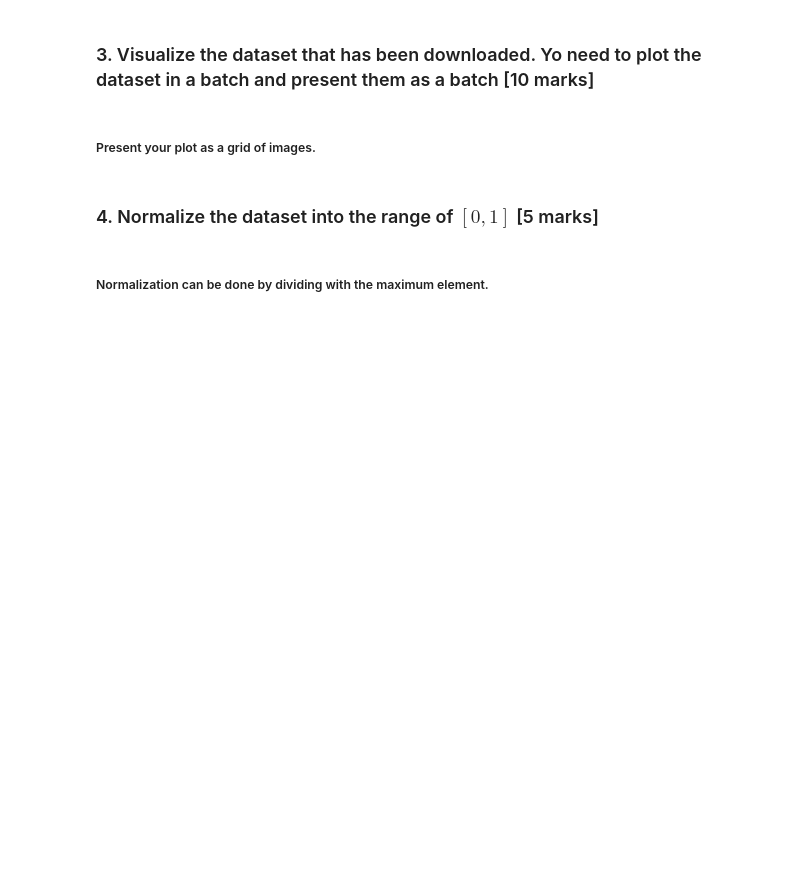
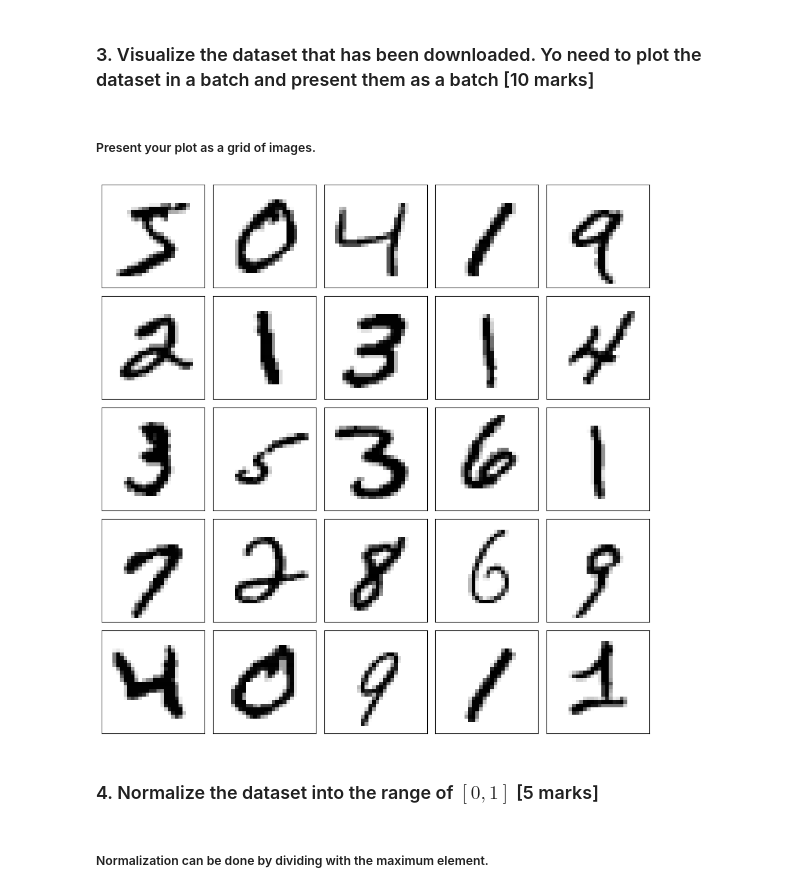
Before and after one commit to Combtz/AIandMachineLearning, a Jupyter notebook: A1/Assignment 1 Script.ipynb, the cells around one changed output. Saved outputs shown, nothing was run; the diff lists cells and outputs as text; code cells hidden in the pictures; blank space fills up the shorter version.

```diff
--- a/A1/Assignment 1 Script.ipynb
+++ b/A1/Assignment 1 Script.ipynb
@@ -10,10 +20,29 @@ In this assignment, you will be asked to implement popular CNN architectures to
 ### 2. Download the fashion MNIST dataset [5 marks]
 # %% [markdown]
 ##### The fashion MNIST dataset is available in the tensorflow. You can download it directly.
+# %%
+(X_train, y_train), (X_test, y_test) = mnist.load_data()
 # %% [markdown]
 ### 3. Visualize the dataset that has been downloaded. Yo need to plot the dataset in a batch and present them as a batch [10 marks]
 # %% [markdown]
 ##### Present your plot as a grid of images.
+# %%
+# Function to display a batch of images
+def plot_batch(images, labels):
+    plt.figure(figsize=(10, 10))
+    for i in range(25):
+        plt.subplot(5, 5, i+1)
+        plt.xticks([])
+        plt.yticks([])
+        plt.grid(False)
+        plt.imshow(images[i], cmap=plt.cm.binary)
+    plt.tight_layout()
+    plt.show()
+
+# Visualize the first 25 images from the training set
+plot_batch(X_train[:25], y_train[:25])
+# %% [output]
+[figure, added]
 # %% [markdown]
 ### 4. Normalize the dataset into the range of $[0,1]$ [5 marks]
 # %% [markdown]
```
Also changed, not shown: parts of 6 cells of this notebook.
